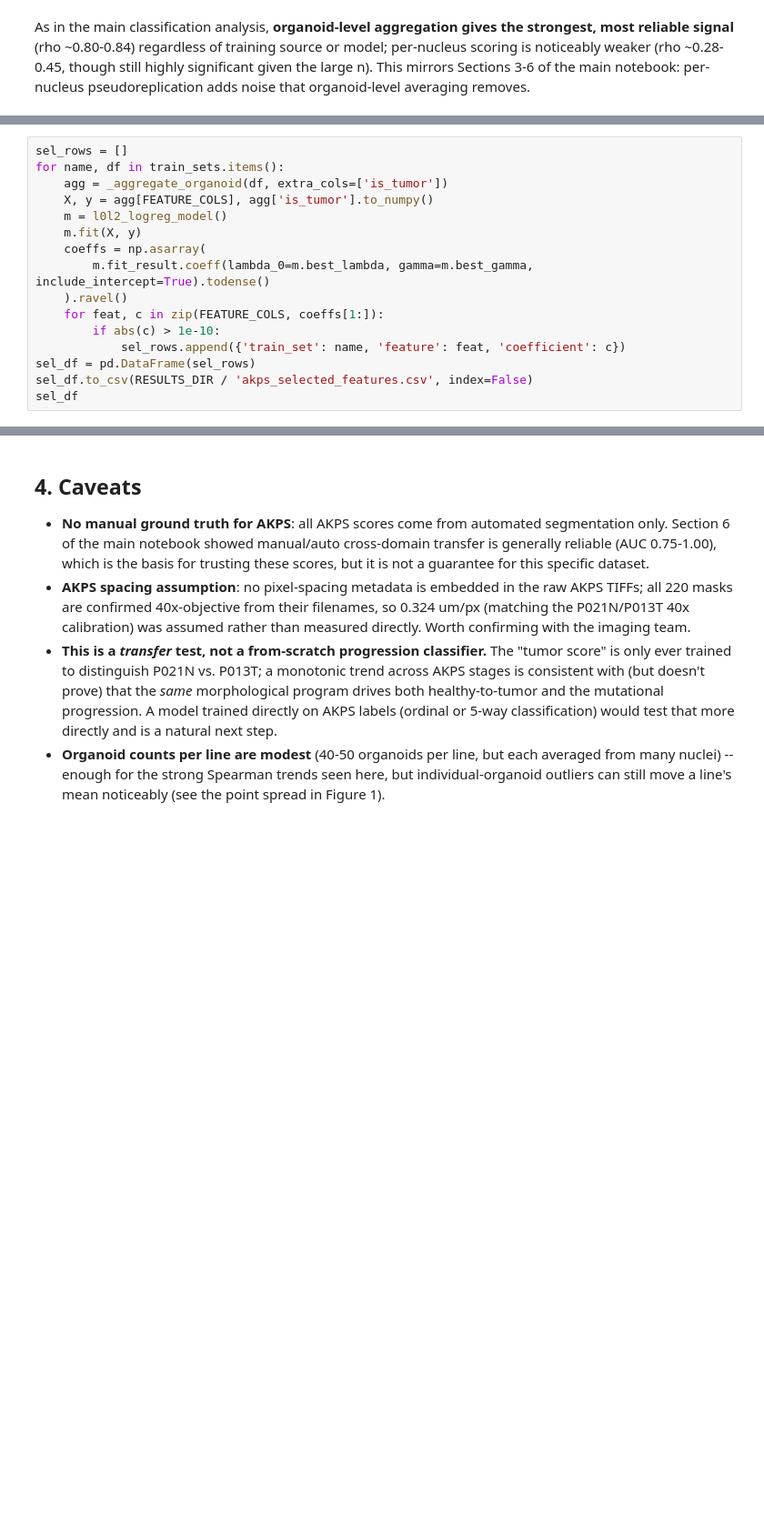
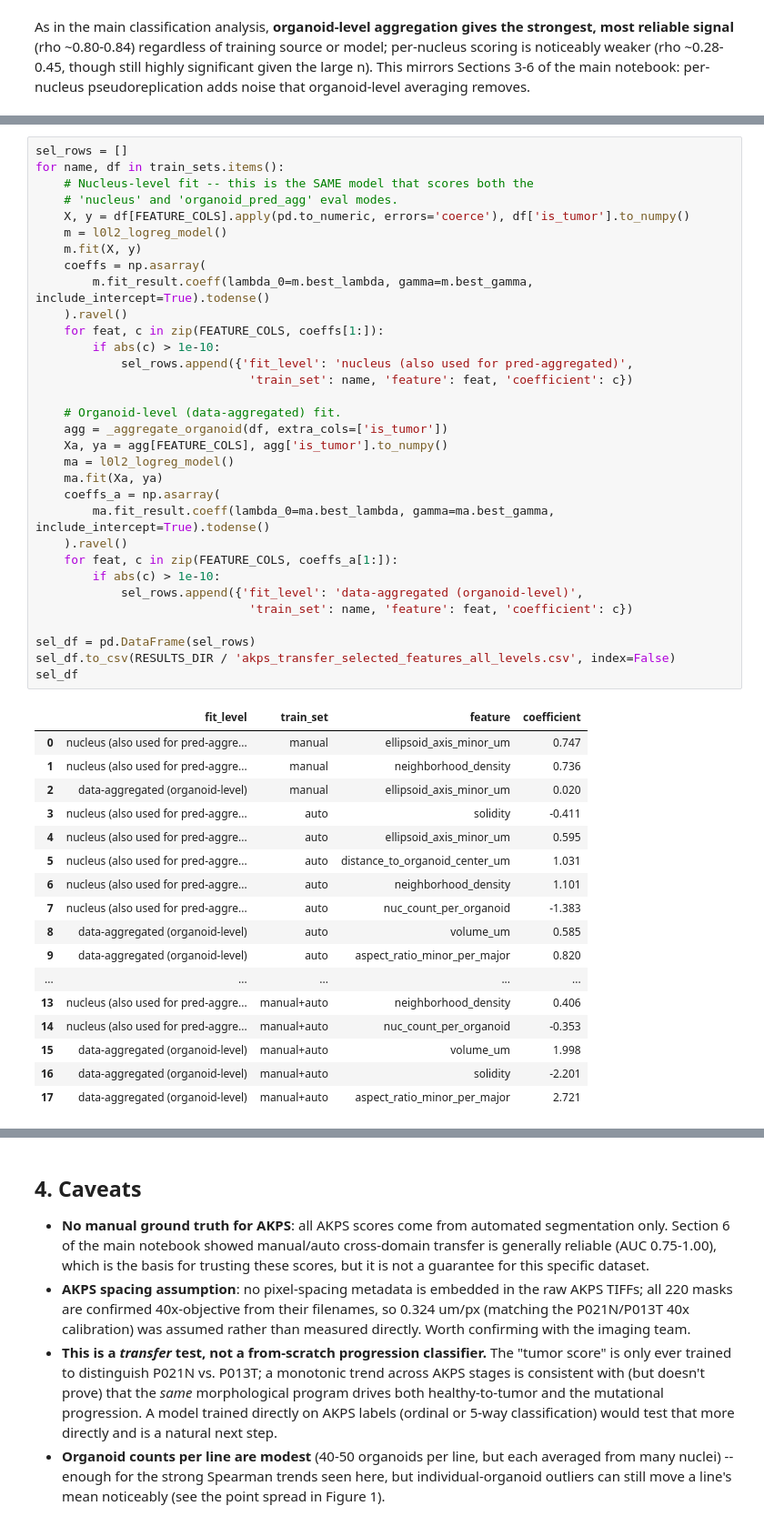
Before and after one commit to mario-koddenbrock/organoid_segmentation, a Jupyter notebook: notebooks/akps_progression.ipynb, the cells around one changed output, grey strips where cells are left out. Shown at 91% size. Saved outputs shown, nothing was run; the diff lists cells and outputs as text; blank space fills up the shorter version.

```diff
--- a/notebooks/akps_progression.ipynb
+++ b/notebooks/akps_progression.ipynb
@@ -186,16 +180,0 @@ each training source and reading off the selected features directly.
-# %%
-sel_rows = []
-for name, df in train_sets.items():
-    agg = _aggregate_organoid(df, extra_cols=['is_tumor'])
-    X, y = agg[FEATURE_COLS], agg['is_tumor'].to_numpy()
-    m = l0l2_logreg_model()
-    m.fit(X, y)
-    coeffs = np.asarray(
-        m.fit_result.coeff(lambda_0=m.best_lambda, gamma=m.best_gamma, include_intercept=True).todense()
-    ).ravel()
-    for feat, c in zip(FEATURE_COLS, coeffs[1:]):
-        if abs(c) > 1e-10:
-            sel_rows.append({'train_set': name, 'feature': feat, 'coefficient': c})
-sel_df = pd.DataFrame(sel_rows)
-sel_df.to_csv(RESULTS_DIR / 'akps_selected_features.csv', index=False)
-sel_df
@@ -228,0 +191,50 @@ literature.
+# %%
+sel_rows = []
+for name, df in train_sets.items():
+    # Nucleus-level fit -- this is the SAME model that scores both the
+    # 'nucleus' and 'organoid_pred_agg' eval modes.
+    X, y = df[FEATURE_COLS].apply(pd.to_numeric, errors='coerce'), df['is_tumor'].to_numpy()
+    m = l0l2_logreg_model()
+    m.fit(X, y)
+    coeffs = np.asarray(
+        m.fit_result.coeff(lambda_0=m.best_lambda, gamma=m.best_gamma, include_intercept=True).todense()
+    ).ravel()
+    for feat, c in zip(FEATURE_COLS, coeffs[1:]):
+        if abs(c) > 1e-10:
+            sel_rows.append({'fit_level': 'nucleus (also used for pred-aggregated)',
+                              'train_set': name, 'feature': feat, 'coefficient': c})
+
+    # Organoid-level (data-aggregated) fit.
+    agg = _aggregate_organoid(df, extra_cols=['is_tumor'])
+    Xa, ya = agg[FEATURE_COLS], agg['is_tumor'].to_numpy()
+    ma = l0l2_logreg_model()
+    ma.fit(Xa, ya)
+    coeffs_a = np.asarray(
+        ma.fit_result.coeff(lambda_0=ma.best_lambda, gamma=ma.best_gamma, include_intercept=True).todense()
+    ).ravel()
+    for feat, c in zip(FEATURE_COLS, coeffs_a[1:]):
+        if abs(c) > 1e-10:
+            sel_rows.append({'fit_level': 'data-aggregated (organoid-level)',
+                              'train_set': name, 'feature': feat, 'coefficient': c})
+
+sel_df = pd.DataFrame(sel_rows)
+sel_df.to_csv(RESULTS_DIR / 'akps_transfer_selected_features_all_levels.csv', index=False)
+sel_df
+# %% [output]
+|  | fit_level | train_set | feature | coefficient |
+| 0 | nucleus (also used for pred-aggre... | manual | ellipsoid_axis_minor_um | 0.747 |
+| 1 | nucleus (also used for pred-aggre... | manual | neighborhood_density | 0.736 |
+| 2 | data-aggregated (organoid-level) | manual | ellipsoid_axis_minor_um | 0.020 |
+| 3 | nucleus (also used for pred-aggre... | auto | solidity | -0.411 |
+| 4 | nucleus (also used for pred-aggre... | auto | ellipsoid_axis_minor_um | 0.595 |
+| 5 | nucleus (also used for pred-aggre... | auto | distance_to_organoid_center_um | 1.031 |
+| 6 | nucleus (also used for pred-aggre... | auto | neighborhood_density | 1.101 |
+| 7 | nucleus (also used for pred-aggre... | auto | nuc_count_per_organoid | -1.383 |
+| 8 | data-aggregated (organoid-level) | auto | volume_um | 0.585 |
+| 9 | data-aggregated (organoid-level) | auto | aspect_ratio_minor_per_major | 0.820 |
+| ... | ... | ... | ... | ... |
+| 13 | nucleus (also used for pred-aggre... | manual+auto | neighborhood_density | 0.406 |
+| 14 | nucleus (also used for pred-aggre... | manual+auto | nuc_count_per_organoid | -0.353 |
+| 15 | data-aggregated (organoid-level) | manual+auto | volume_um | 1.998 |
+| 16 | data-aggregated (organoid-level) | manual+auto | solidity | -2.201 |
+| 17 | data-aggregated (organoid-level) | manual+auto | aspect_ratio_minor_per_major | 2.721 |
```
Also changed, not shown: parts of 7 cells of this notebook.
